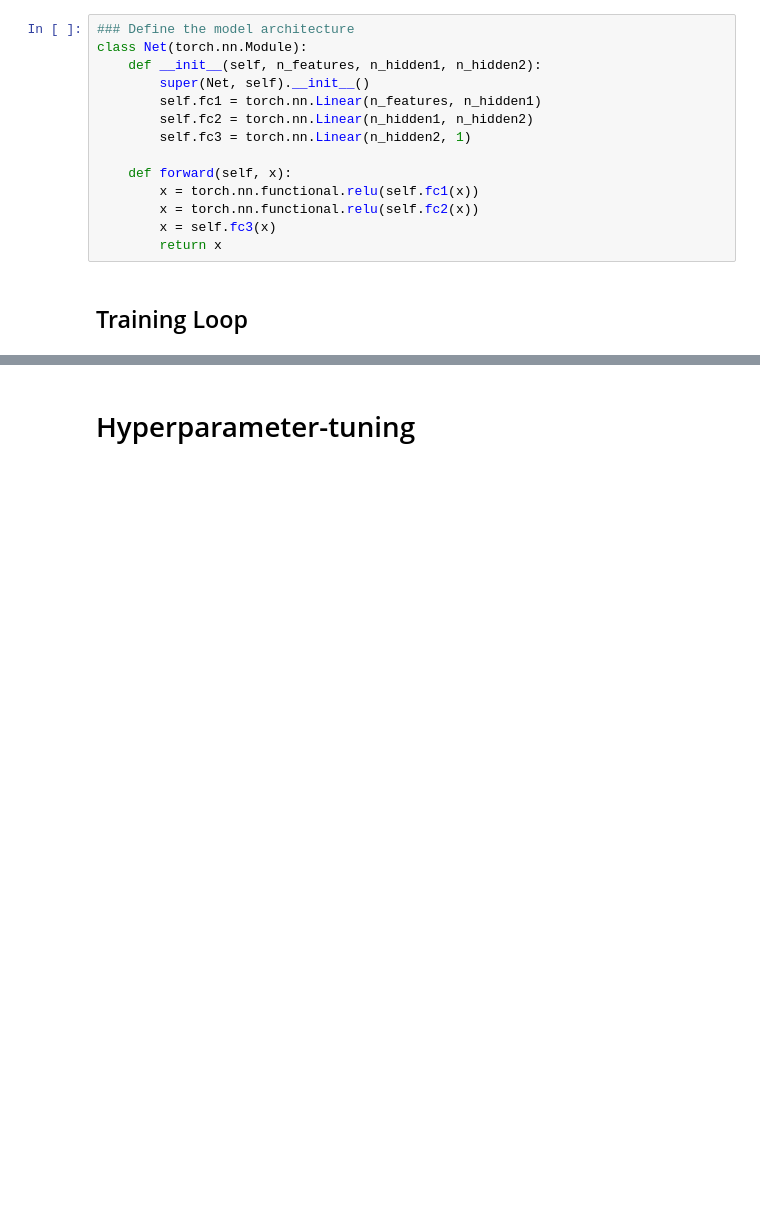
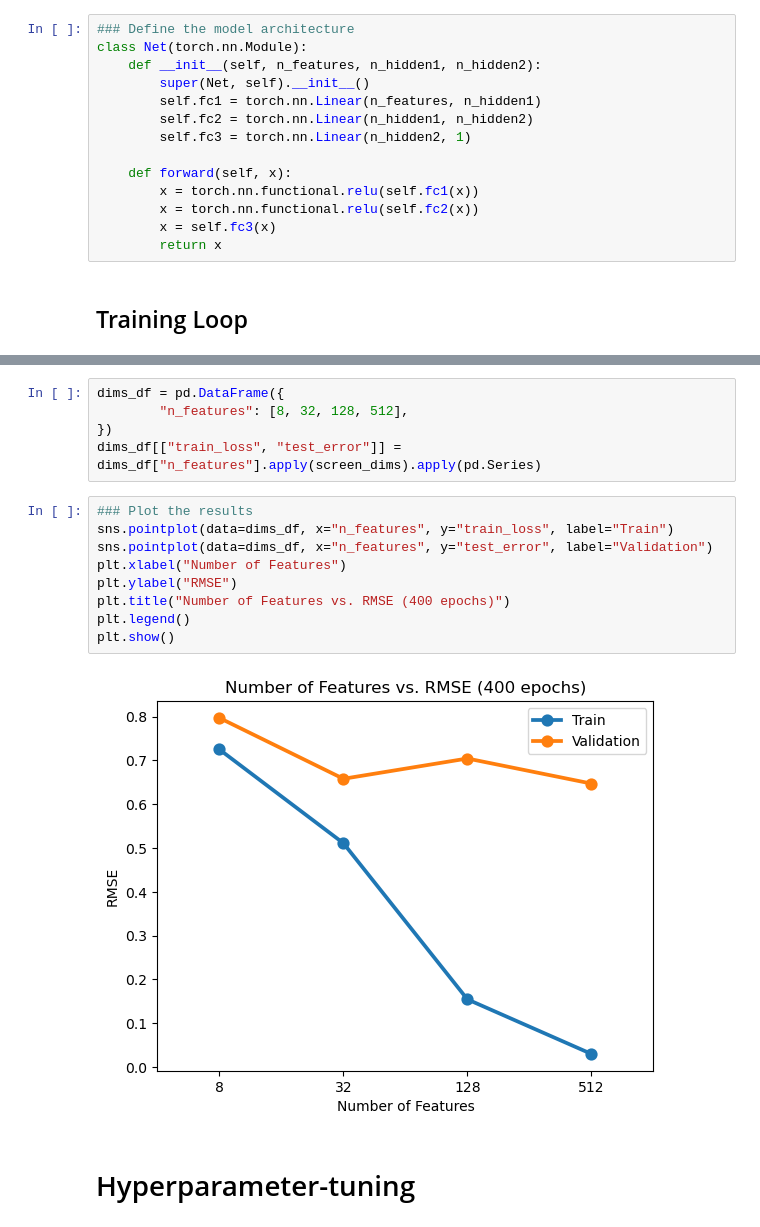
Before and after one commit to HoffOskar/QSAR_BRD4, a Jupyter notebook: 04_QSAR_regression/01_mlp_morgan.ipynb, the cells around one changed output, grey strips where cells are left out. Drawn from its saved outputs; the diff is of its cells as text; blank space fills up the shorter version.

```diff
--- a/04_QSAR_regression/01_mlp_morgan.ipynb
+++ b/04_QSAR_regression/01_mlp_morgan.ipynb
@@ -367,3 +441,19 @@ error_df = training_loop(
+# %%
+dims_df = pd.DataFrame({
+        "n_features": [8, 32, 128, 512],
+})
+dims_df[["train_loss", "test_error"]] = dims_df["n_features"].apply(screen_dims).apply(pd.Series)
+# %%
+### Plot the results
+sns.pointplot(data=dims_df, x="n_features", y="train_loss", label="Train")
+sns.pointplot(data=dims_df, x="n_features", y="test_error", label="Validation")
+plt.xlabel("Number of Features")
+plt.ylabel("RMSE")
+plt.title("Number of Features vs. RMSE (400 epochs)")
+plt.legend()
+plt.show()
+# %% [output]
+[figure, added]
 # %% [markdown]
 # Hyperparameter-tuning
 # %%
```
Also changed, not shown: parts of 18 cells of this notebook.
